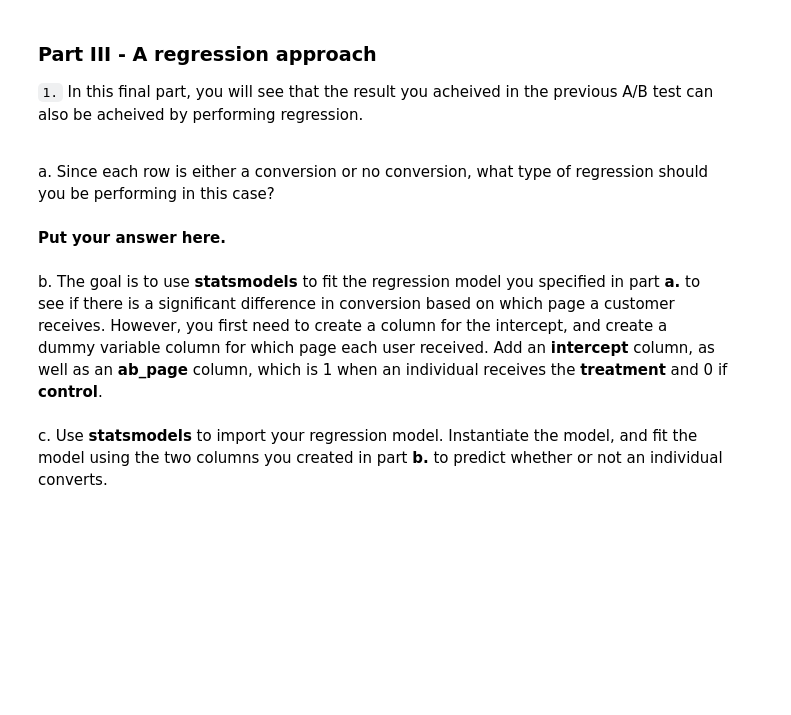
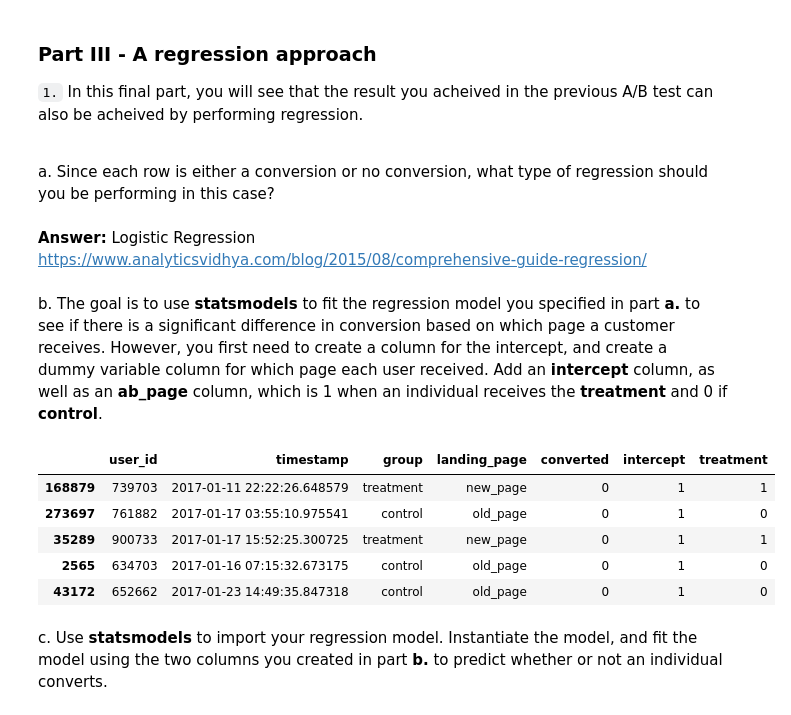
Before and after one commit to 55thSwiss/Udacity_DAND, a Jupyter notebook: Part 4/Analyze_ab_test_results_notebook.ipynb, the cells around one changed output. Saved outputs shown, nothing was run; the diff lists cells and outputs as text; code cells hidden in the pictures; blank space fills up the shorter version.

```diff
--- a/Part 4/Analyze_ab_test_results_notebook.ipynb
+++ b/Part 4/Analyze_ab_test_results_notebook.ipynb
@@ -315,9 +342,22 @@ n. What do the z-score and p-value you computed in the previous question mean fo
 `1.` In this final part, you will see that the result you acheived in the previous A/B test can also be acheived by performing regression.<br><br>
 
 a. Since each row is either a conversion or no conversion, what type of regression should you be performing in this case?
-# %% [markdown]
-**Put your answer here.**
+# %% [markdown]
+**Answer:**
+Logistic Regression https://www.analyticsvidhya.com/blog/2015/08/comprehensive-guide-regression/
 # %% [markdown]
 b. The goal is to use **statsmodels** to fit the regression model you specified in part **a.** to see if there is a significant difference in conversion based on which page a customer receives.  However, you first need to create a column for the intercept, and create a dummy variable column for which page each user received.  Add an **intercept** column, as well as an **ab_page** column, which is 1 when an individual receives the **treatment** and 0 if **control**.
+# %%
+df2['intercept'] = 1
+df2[['control', 'treatment']] = pd.get_dummies(df['group'])
+df2 = df2.drop(['control'], axis = 1)
+df2.sample(5)
+# %% [output]
+|  | user_id | timestamp | group | landing_page | converted | intercept | treatment |
+| 168879 | 739703 | 2017-01-11 22:22:26.648579 | treatment | new_page | 0 | 1 | 1 |
+| 273697 | 761882 | 2017-01-17 03:55:10.975541 | control | old_page | 0 | 1 | 0 |
+| 35289 | 900733 | 2017-01-17 15:52:25.300725 | treatment | new_page | 0 | 1 | 1 |
+| 2565 | 634703 | 2017-01-16 07:15:32.673175 | control | old_page | 0 | 1 | 0 |
+| 43172 | 652662 | 2017-01-23 14:49:35.847318 | control | old_page | 0 | 1 | 0 |
 # %% [markdown]
 c. Use **statsmodels** to import your regression model.  Instantiate the model, and fit the model using the two columns you created in part **b.** to predict whether or not an individual converts.
```
Also changed, not shown: parts of 25 cells of this notebook, 1 other file.
